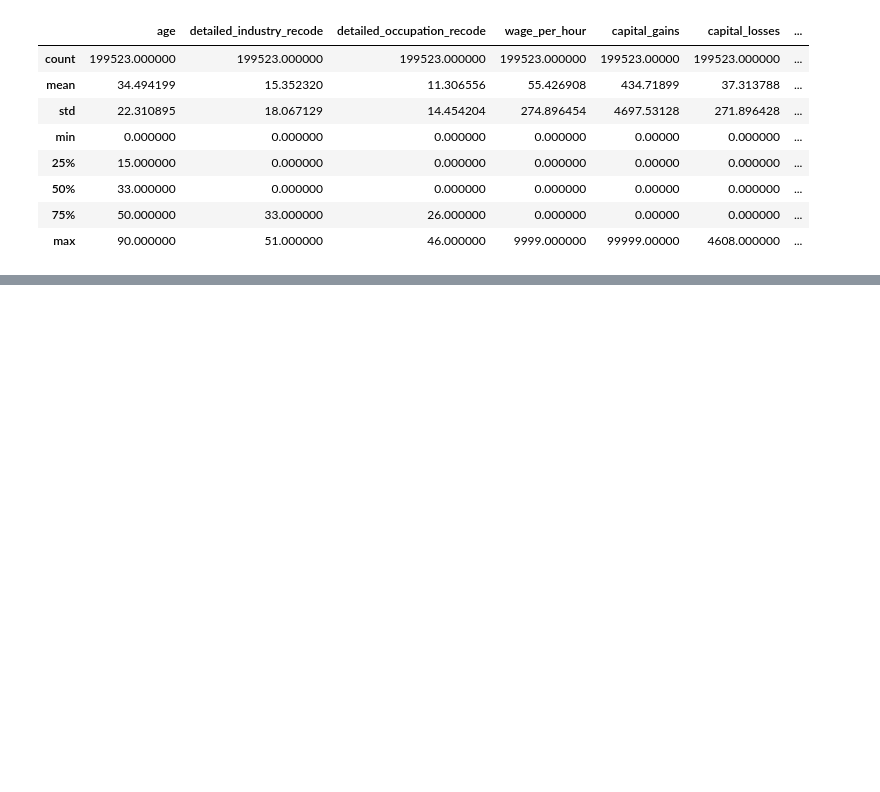
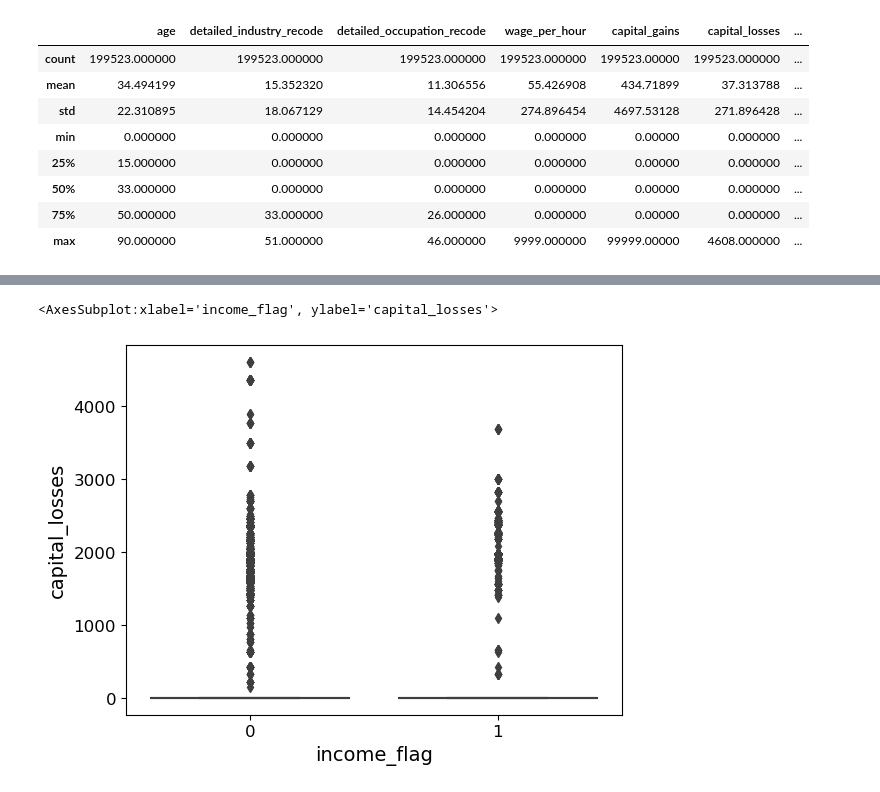
Before and after one commit to jeffreymullahey3/dataiku_census_project, a Jupyter notebook: dk_census_income.ipynb, the cells around one changed output, grey strips where cells are left out. Cells and saved outputs as stored; diff of their text form; code cells hidden in the pictures; blank space fills up the shorter version.

```diff
--- a/dk_census_income.ipynb
+++ b/dk_census_income.ipynb
@@ -94,0 +216,5 @@ array([[<AxesSubplot:title={'center':'age'}>,
+# %%
+sns.boxplot(x='income_flag',y='capital_losses',data=df)
+# %% [output]
+<AxesSubplot:xlabel='income_flag', ylabel='capital_losses'>
+[figure, added]
```
Also changed, not shown: parts of 55 cells of this notebook, 5 other files.
